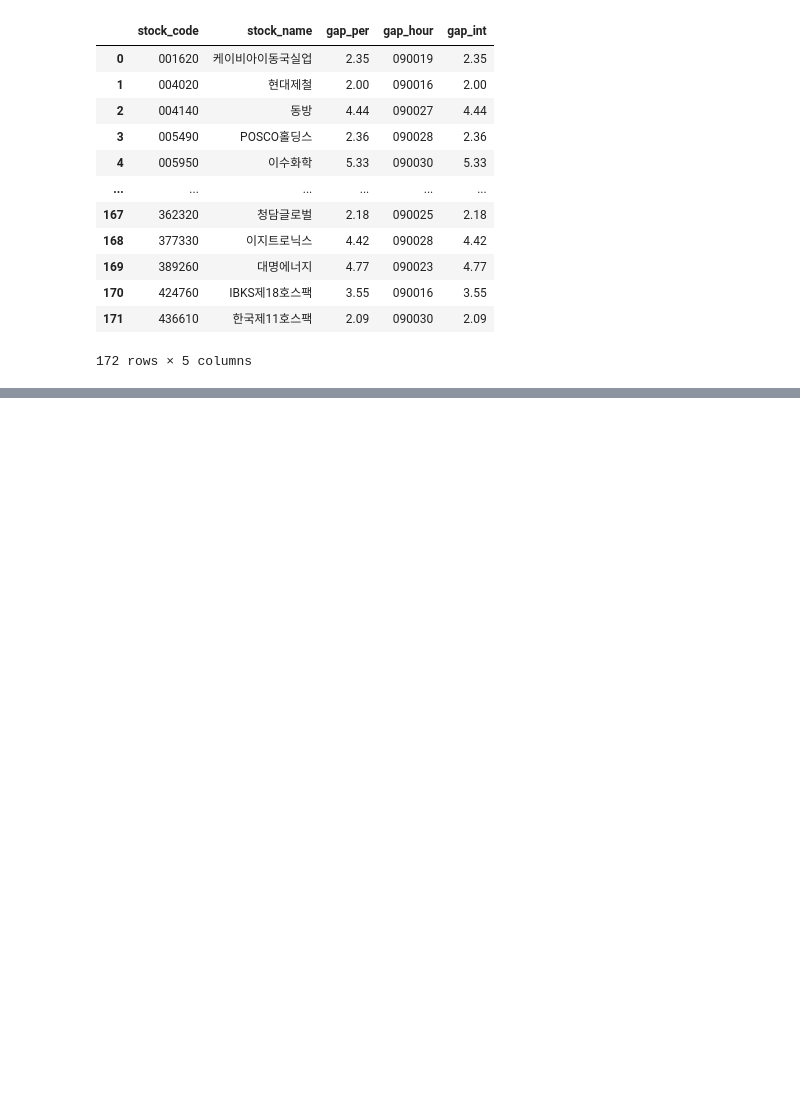
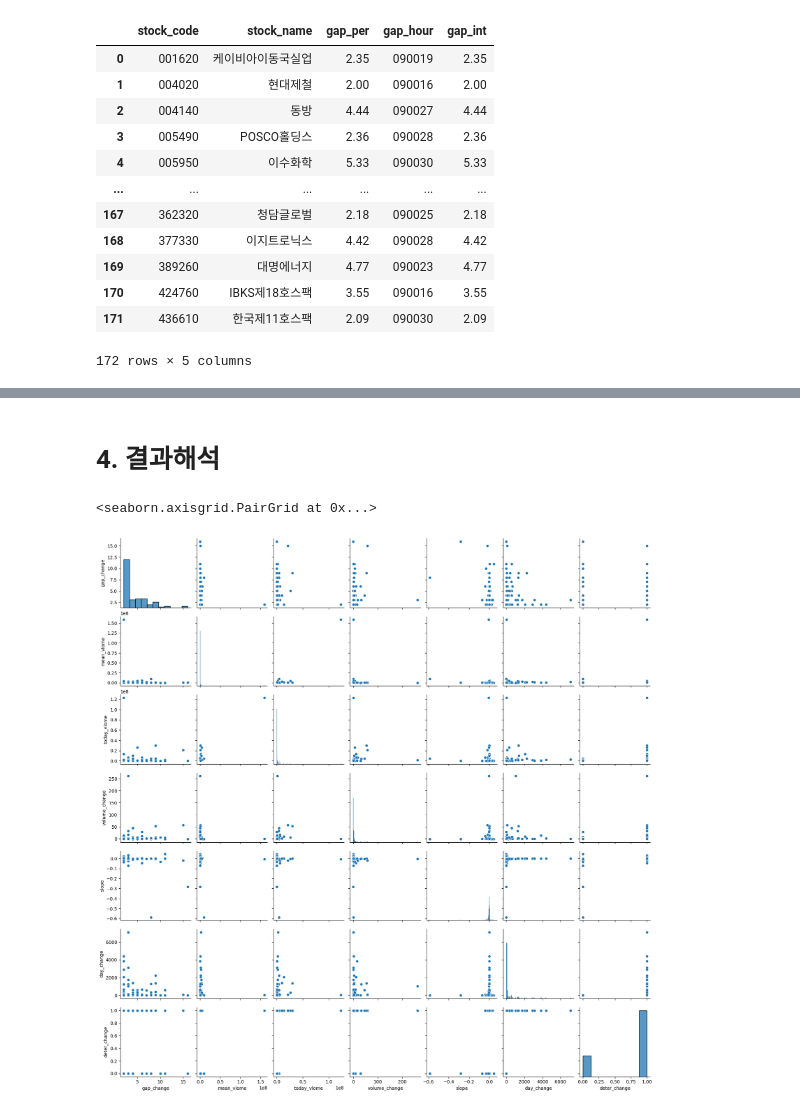
Before and after one commit to kknaks/Recommend_stock, a Jupyter notebook: Recommend_stock/toy_project1.ipynb, the cells around one changed output, grey strips where cells are left out. Saved outputs shown, nothing was run; the diff lists cells and outputs as text; code cells hidden in the pictures; blank space fills up the shorter version.

```diff
--- a/Recommend_stock/toy_project1.ipynb
+++ b/Recommend_stock/toy_project1.ipynb
@@ -137,0 +325,3 @@ stock2
+# %%
+#증가율
+stock2['gap_change'] = stock2['gap_int']
@@ -137,0 +346,25 @@ stock2
+# %%
+parameter = stock2.iloc[:,5:15]
+parameter = parameter.T
+
+for i in range(len(parameter.columns)):
+    name = f'price{i}'
+    parameter = parameter.rename(columns={i:name})
+
+parameter = parameter.reset_index().drop(columns=['index'])
+parameter = parameter.reset_index()
+
+data2=pd.DataFrame()
+for i in range(0,len(stock2)):
+    model = sm.OLS.from_formula(f'index ~ price{i}', parameter).fit()
+    slope = model.params[f'price{i}']
+    temp = pd.DataFrame({'slope': slope} ,index =[i])
+    data2 = pd.concat([data2,temp])
+
+stock2['slope'] = data2
+# %%
+stock2['day_change'] = stock2['stck_hgpr'] - stock2['stck_oprc']
+stock2['deter_change'] = stock2.day_change.apply(lambda x : 1 if x > 0 else 0)
+# %%
+stock_data = stock2.iloc[:,29:]
+stock_data
@@ -137,0 +385,8 @@ stock2
+# %% [markdown]
+# 4. 결과해석
+# %%
+%matplotlib inline
+sns.pairplot(stock_data)
+# %% [output]
+<seaborn.axisgrid.PairGrid at 0x...>
+[figure, added]
```
Also changed, not shown: parts of 20 cells of this notebook, 1 other file.
